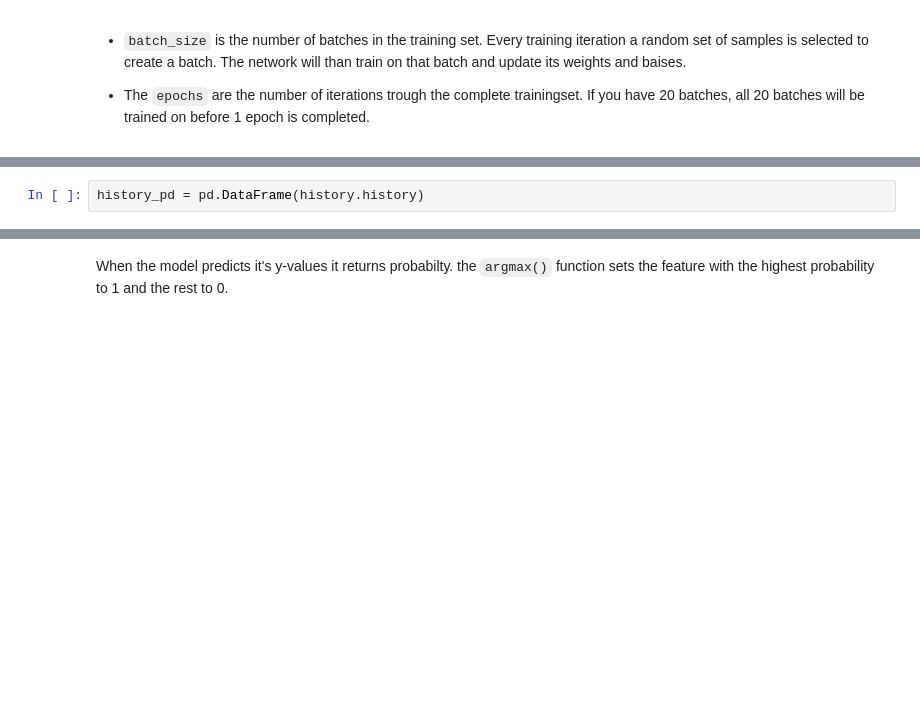
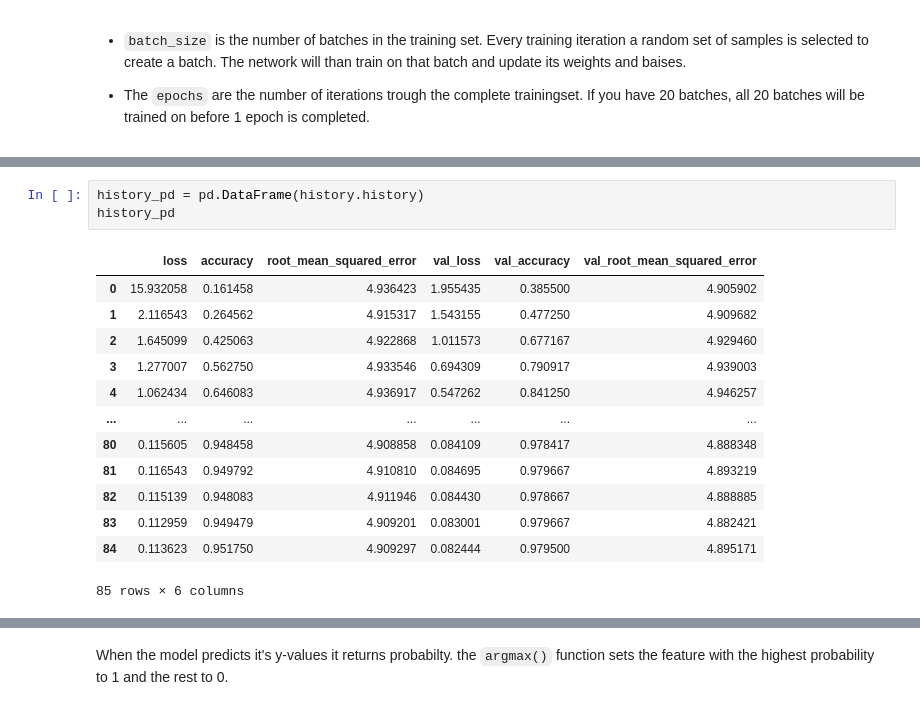
Before and after one commit to R4vante/School, a Jupyter notebook: Statistical_Learning/Machine_learning/Deep_learning/Classification/Hand_number.ipynb, the cells around one changed output, grey strips where cells are left out. Saved outputs shown, nothing was run; the diff lists cells and outputs as text; blank space fills up the shorter version.

```diff
--- a/Statistical_Learning/Machine_learning/Deep_learning/Classification/Hand_number.ipynb
+++ b/Statistical_Learning/Machine_learning/Deep_learning/Classification/Hand_number.ipynb
@@ -191,5 +186,20 @@ Epoch 52/200
 # %%
 history_pd = pd.DataFrame(history.history)
+history_pd
+# %% [output]
+|  | loss | accuracy | root_mean_squared_error | val_loss | val_accuracy | val_root_mean_squared_error |
+| 0 | 15.932058 | 0.161458 | 4.936423 | 1.955435 | 0.385500 | 4.905902 |
+| 1 | 2.116543 | 0.264562 | 4.915317 | 1.543155 | 0.477250 | 4.909682 |
+| 2 | 1.645099 | 0.425063 | 4.922868 | 1.011573 | 0.677167 | 4.929460 |
+| 3 | 1.277007 | 0.562750 | 4.933546 | 0.694309 | 0.790917 | 4.939003 |
+| 4 | 1.062434 | 0.646083 | 4.936917 | 0.547262 | 0.841250 | 4.946257 |
+| ... | ... | ... | ... | ... | ... | ... |
+| 80 | 0.115605 | 0.948458 | 4.908858 | 0.084109 | 0.978417 | 4.888348 |
+| 81 | 0.116543 | 0.949792 | 4.910810 | 0.084695 | 0.979667 | 4.893219 |
+| 82 | 0.115139 | 0.948083 | 4.911946 | 0.084430 | 0.978667 | 4.888885 |
+| 83 | 0.112959 | 0.949479 | 4.909201 | 0.083001 | 0.979667 | 4.882421 |
+| 84 | 0.113623 | 0.951750 | 4.909297 | 0.082444 | 0.979500 | 4.895171 |
+85 rows × 6 columns
 # %%
 fig, ax = plt.subplots(1,2, figsize=(15,8))
 history_pd.loc[:, ['loss', 'val_loss']].plot(ax = ax[0])
```
Also changed, not shown: parts of 9 cells of this notebook, 13 other files.
